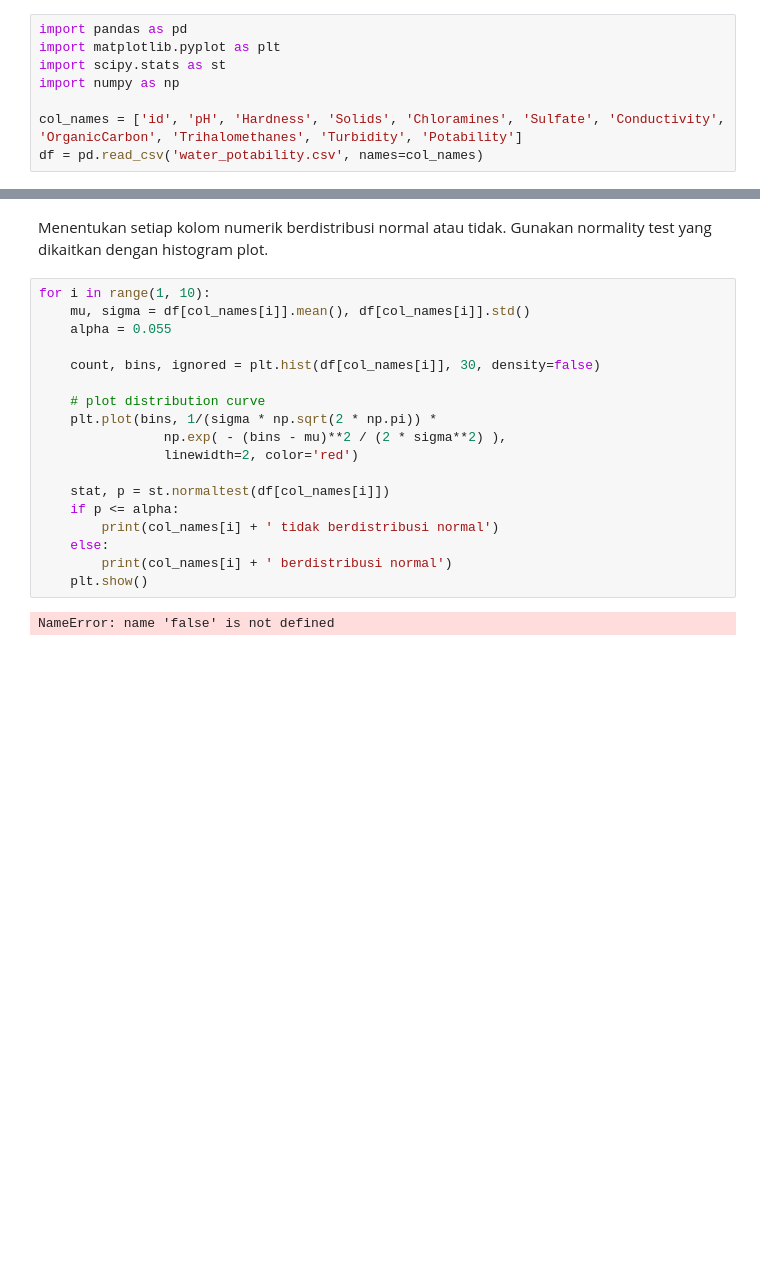
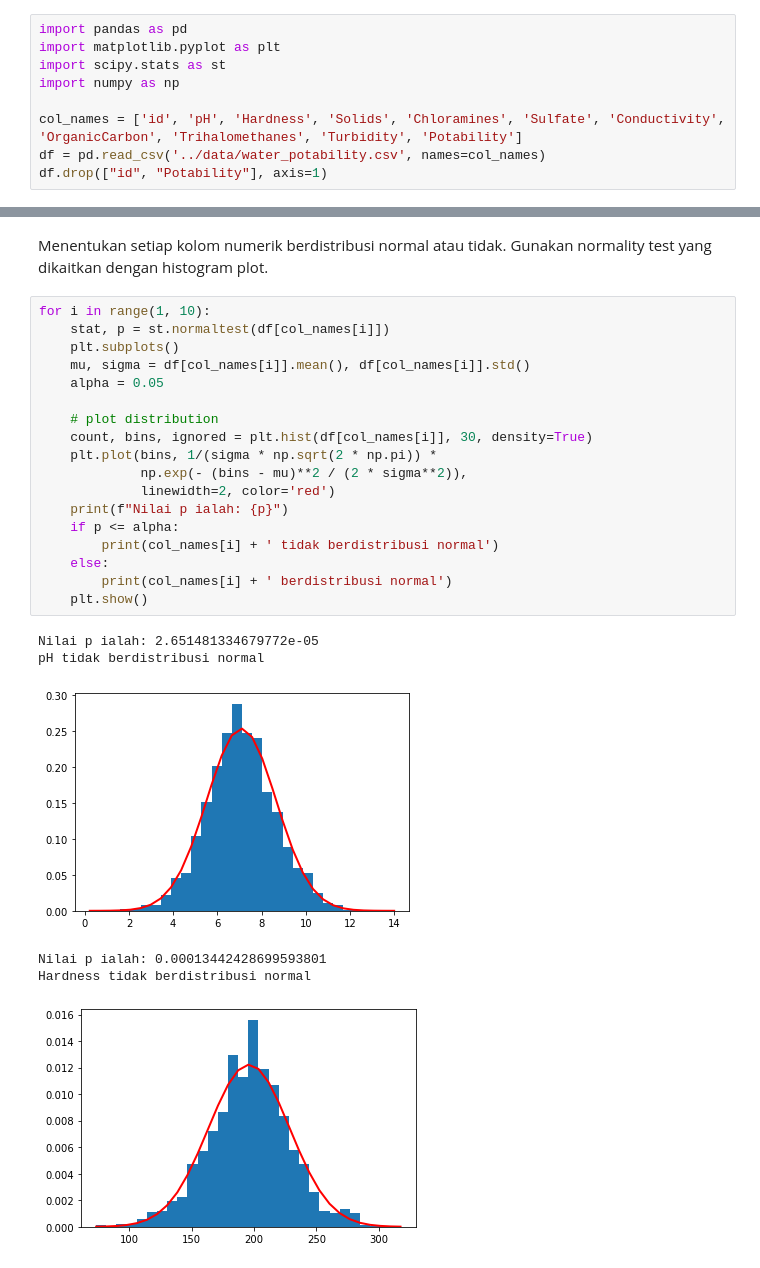
Before and after one commit to IloveNooodles/Probstat-Water-Potability, a Jupyter notebook: src/nomor3.ipynb, the cells around one changed output, grey strips where cells are left out. Cells and saved outputs as stored; diff of their text form; blank space fills up the shorter version.

```diff
--- a/src/nomor3.ipynb
+++ b/src/nomor3.ipynb
@@ -5,4 +8,5 @@ import scipy.stats as st
 import numpy as np
 
 col_names = ['id', 'pH', 'Hardness', 'Solids', 'Chloramines', 'Sulfate', 'Conductivity', 'OrganicCarbon', 'Trihalomethanes', 'Turbidity', 'Potability']
-df = pd.read_csv('water_potability.csv', names=col_names)
+df = pd.read_csv('../data/water_potability.csv', names=col_names)
+df.drop(["id", "Potability"], axis=1)
@@ -11,21 +29,26 @@ Menentukan setiap kolom numerik berdistribusi normal atau tidak. Gunakan normali
 yang dikaitkan dengan histogram plot.
 # %%
 for i in range(1, 10):
+    stat, p = st.normaltest(df[col_names[i]])
+    plt.subplots()
     mu, sigma = df[col_names[i]].mean(), df[col_names[i]].std()
-    alpha = 0.055
+    alpha = 0.05
 
-    count, bins, ignored = plt.hist(df[col_names[i]], 30, density=false)
-
-    # plot distribution curve
+    # plot distribution
+    count, bins, ignored = plt.hist(df[col_names[i]], 30, density=True)
     plt.plot(bins, 1/(sigma * np.sqrt(2 * np.pi)) *
-                np.exp( - (bins - mu)**2 / (2 * sigma**2) ),
-                linewidth=2, color='red')
-
-    stat, p = st.normaltest(df[col_names[i]])
+             np.exp(- (bins - mu)**2 / (2 * sigma**2)),
+             linewidth=2, color='red')
+    print(f"Nilai p ialah: {p}")
     if p <= alpha:
         print(col_names[i] + ' tidak berdistribusi normal')
     else:
         print(col_names[i] + ' berdistribusi normal')
     plt.show()
 # %% [output]
-NameError: name 'false' is not defined
+Nilai p ialah: 2.651481334679772e-05
+pH tidak berdistribusi normal
+[figure, added]
+Nilai p ialah: 0.00013442428699593801
+Hardness tidak berdistribusi normal
+[figure, added]
```
Also changed, not shown: parts of 3 cells of this notebook, 1 other file.
